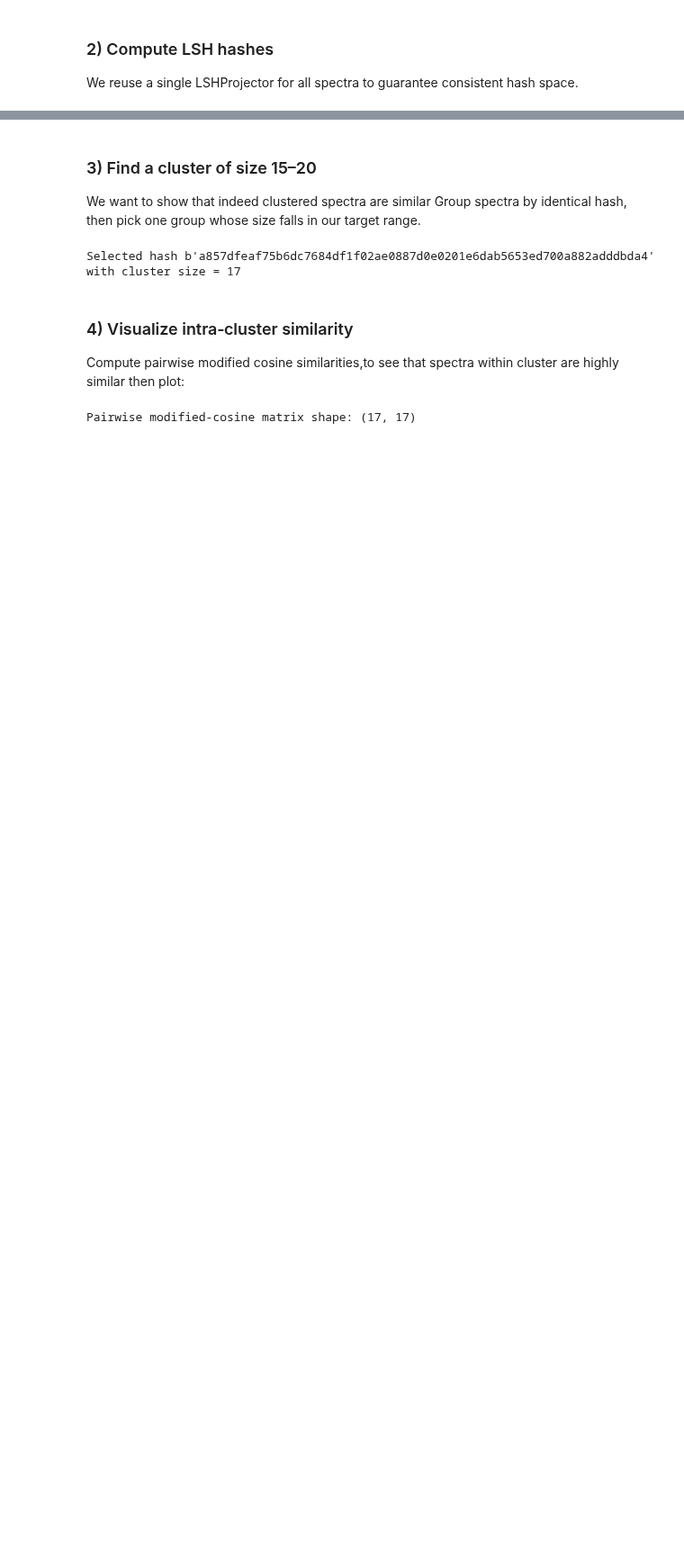
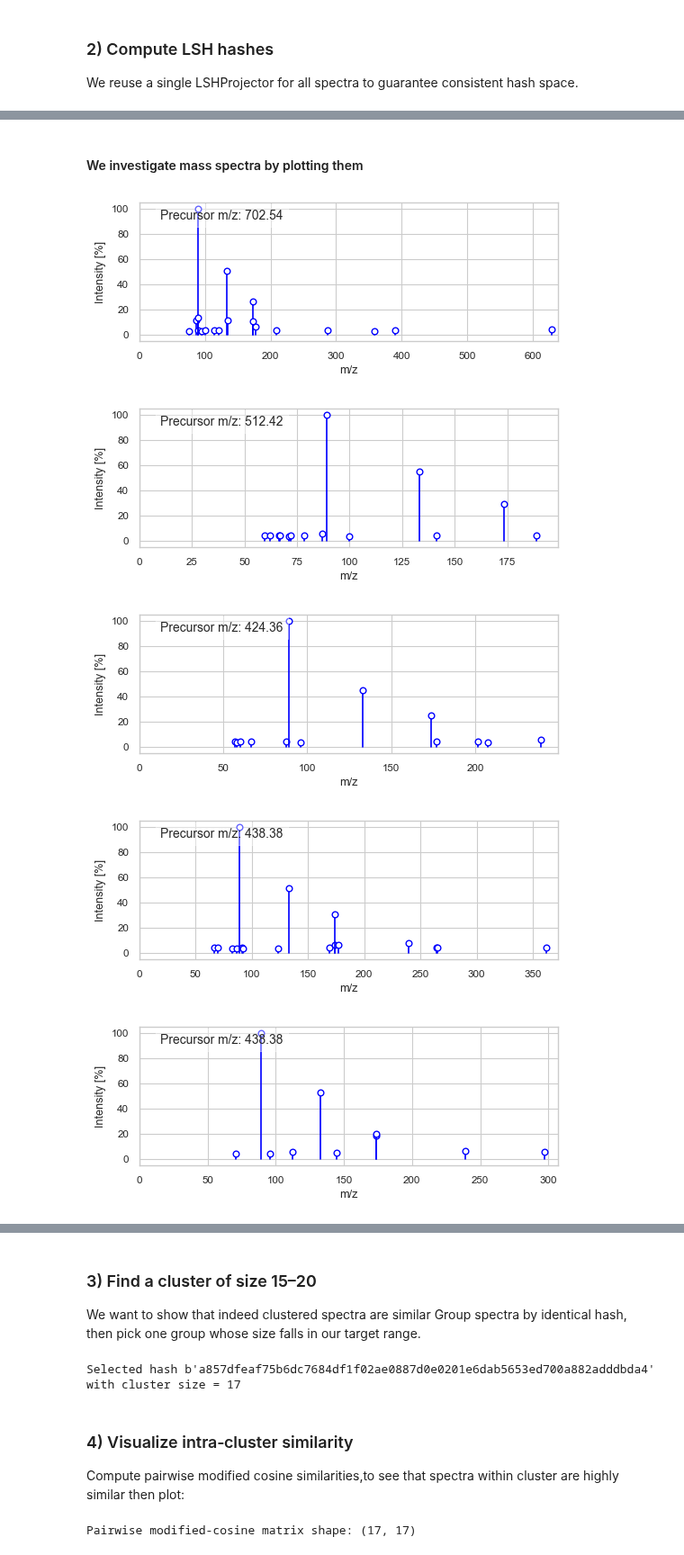
Before and after one commit to pluskal-lab/DreaMS_MIMB, a Jupyter notebook: notebooks/2_deduplication.ipynb, the cells around one changed output, grey strips where cells are left out. Shown at 90% size. Cells and saved outputs as stored; diff of their text form; code cells hidden in the pictures; blank space fills up the shorter version.

Commit message:
adding inter cluster investigation

```diff
--- a/notebooks/2_deduplication.ipynb
+++ b/notebooks/2_deduplication.ipynb
@@ -48,0 +55,11 @@ Computed 2000 hashes; example hash: b'786a202663fa5e0a28a584694ad780c327417a5905
+# %%
+# ### 2) Cluster size overview
+#
+# How many unique hashes, and what are the top cluster sizes?
+
+ls     = pd.Series(hashes)
+counts = ls.value_counts()
+
+print("▶ Total unique hashes (clusters):", counts.size)
+print("▶ Top 5 cluster sizes:")
+print(counts.head())
@@ -48,0 +77,7 @@ Computed 2000 hashes; example hash: b'786a202663fa5e0a28a584694ad780c327417a5905
+# %%
+# 3a) pick a hash with cluster size == 5
+small_hash = counts[counts == 5].index
+assert len(small_hash) > 0, "No cluster of size 5 found!"
+small_hash = small_hash[0]
+small_idxs = np.where(hashes == small_hash)[0]
+print(f"▶ Small cluster hash {small_hash!r} at indices", small_idxs)
@@ -48,0 +86,13 @@ Computed 2000 hashes; example hash: b'786a202663fa5e0a28a584694ad780c327417a5905
+# %% [markdown]
+#### We investigate mass spectra by plotting them
+# %%
+# 3b) plot each of the 5 spectra
+for raw_i in small_idxs:
+    i = int(raw_i)
+    msdata.at(i, plot_mol=True)
+# %% [output]
+[figure, added]
+[figure, added]
+[figure, added]
+[figure, added]
+[figure, added]
```
Also changed, not shown: parts of 10 cells of this notebook.
